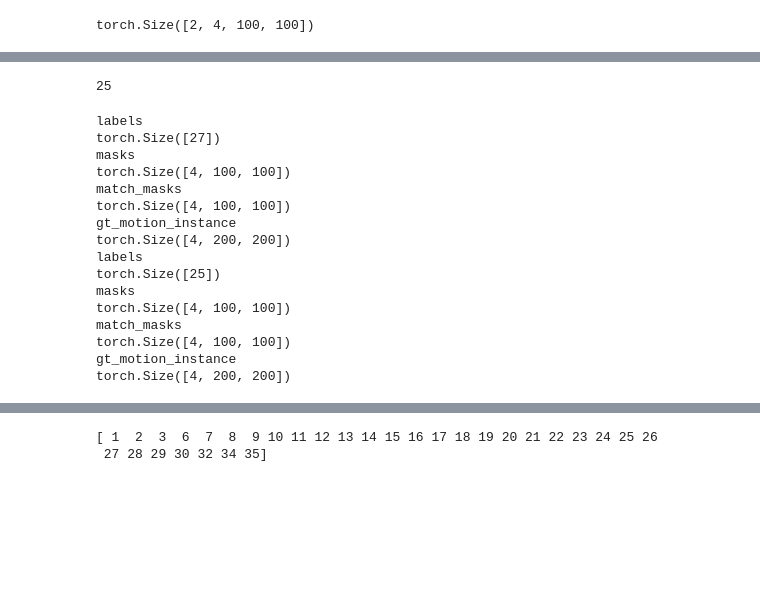
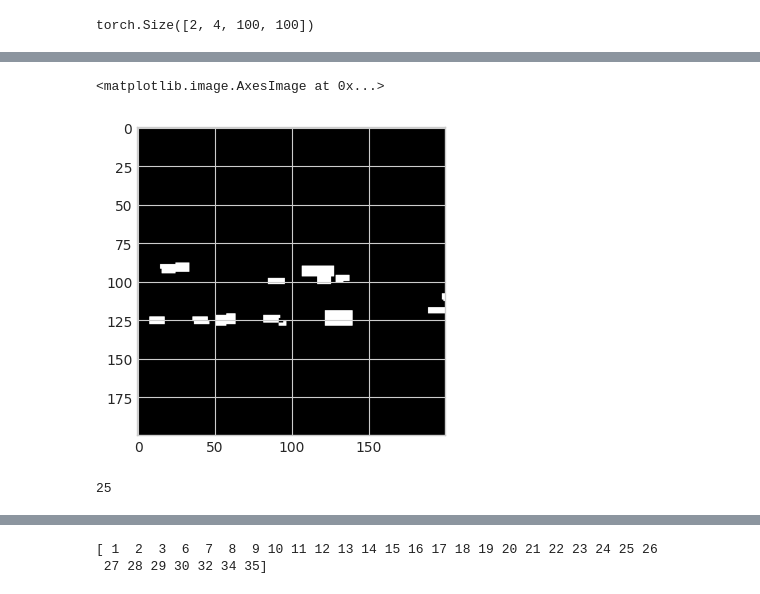
Before and after one commit to Faiir/EMT_BEV, a Jupyter notebook: vis_test.ipynb, the cells around one changed output, grey strips where cells are left out. Saved outputs shown, nothing was run; the diff lists cells and outputs as text; code cells hidden in the pictures; blank space fills up the shorter version.

```diff
--- a/vis_test.ipynb
+++ b/vis_test.ipynb
@@ -351,29 +373,19 @@ len(target_list)
+# %%
+test_bool = torch.where(
+    gt_instance[0] == 0, 1., 0.)
+# %%
+plt.figure(0, figsize=(18, 4))
+plt.imshow(test_bool)
+plt.axis('off')
+plt.savefig(
+                    f'/home/niklas/ETM_BEV/VIS/viz/test_bool{0}.png')
+# %% [output]
+<matplotlib.image.AxesImage at 0x...>
+[figure, added]
 # %%
 len(sample["motion_instance"][0][1].unique())
 # %% [output]
 25
-# %%
-for tl in target_list:
-    for k in tl:
-        print(k)
-        print(tl[k].shape)
-# %% [output]
-labels
-torch.Size([27])
-masks
-torch.Size([4, 100, 100])
-match_masks
-torch.Size([4, 100, 100])
-gt_motion_instance
-torch.Size([4, 200, 200])
-labels
-torch.Size([25])
-masks
-torch.Size([4, 100, 100])
-match_masks
-torch.Size([4, 100, 100])
-gt_motion_instance
-torch.Size([4, 200, 200])
 # %%
 
 gt_instances = sample["motion_instance"][0]
```
Also changed, not shown: parts of 29 cells of this notebook, 9 other files.
